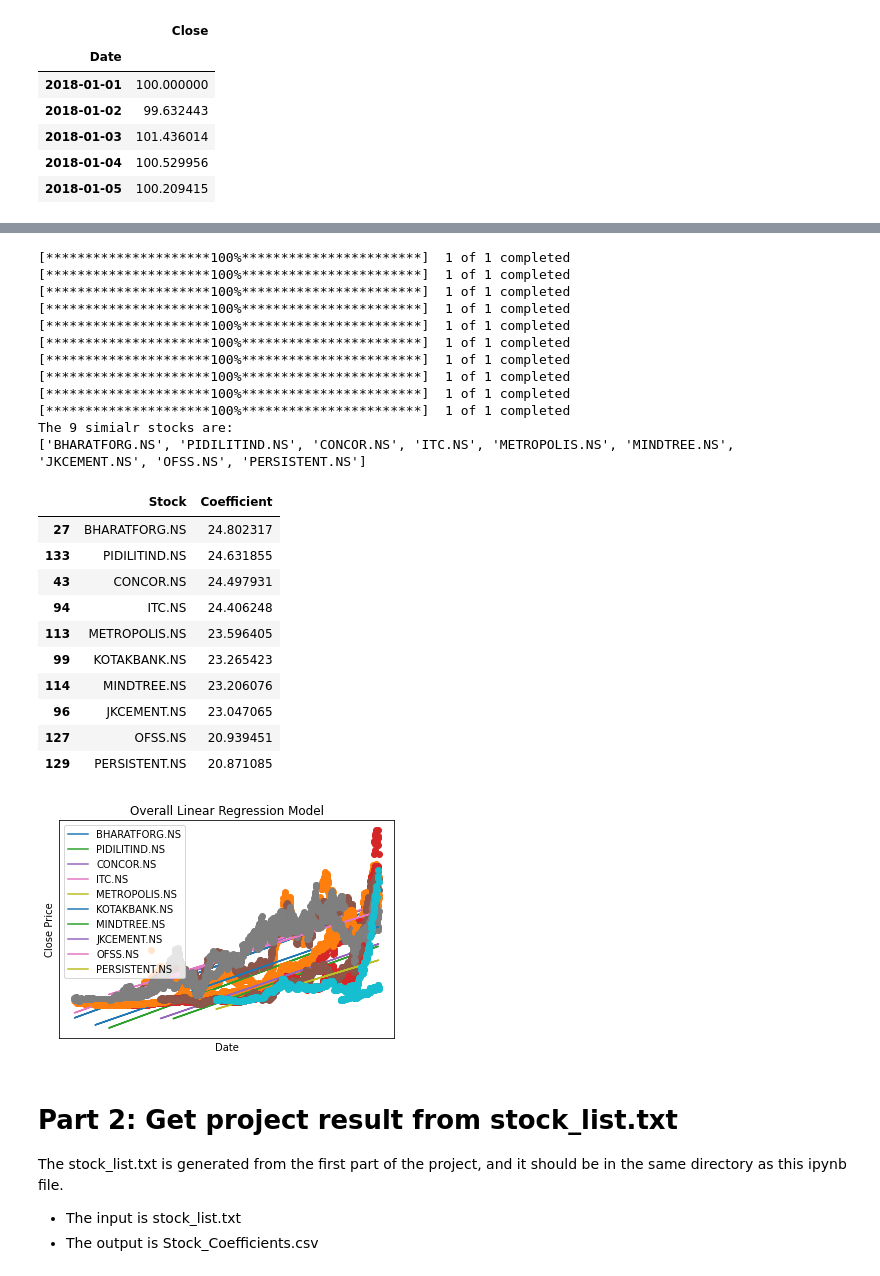
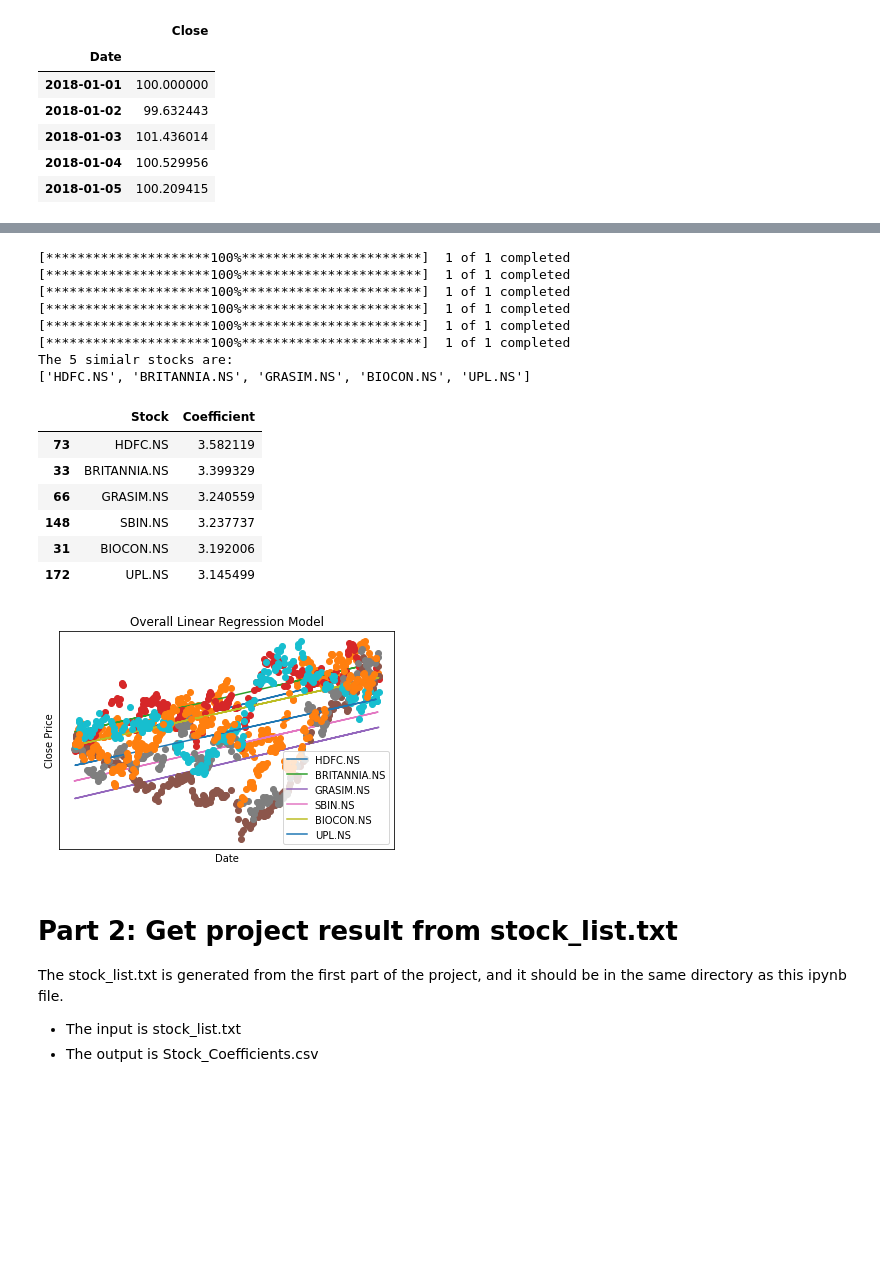
Before and after one commit to arungupta26/stock-recomendation-system, a Jupyter notebook: src/notebooks/Linear Regression.ipynb, the cells around one changed output, grey strips where cells are left out. Cells and saved outputs as stored; diff of their text form; code cells hidden in the pictures; blank space fills up the shorter version.

```diff
--- a/src/notebooks/Linear Regression.ipynb
+++ b/src/notebooks/Linear Regression.ipynb
@@ -282,32 +285,24 @@ def get_similar_stock(coefficient_data, symbol, n = 3, show_dots = False):
     return similar_stocks
 # %%
 # function6 using example with coefficient_data_test
-get_similar_stock(coefficient_data_test, 'KOTAKBANK.NS', n = 5, show_dots = True)
+get_similar_stock(coefficient_data_test, 'SBIN.NS', n = 3, show_dots = True)
 # %% [output]
 [*********************100%***********************]  1 of 1 completed
 [*********************100%***********************]  1 of 1 completed
 [*********************100%***********************]  1 of 1 completed
 [*********************100%***********************]  1 of 1 completed
 [*********************100%***********************]  1 of 1 completed
 [*********************100%***********************]  1 of 1 completed
-[*********************100%***********************]  1 of 1 completed
-[*********************100%***********************]  1 of 1 completed
-[*********************100%***********************]  1 of 1 completed
-[*********************100%***********************]  1 of 1 completed
-The 9 simialr stocks are:
-['BHARATFORG.NS', 'PIDILITIND.NS', 'CONCOR.NS', 'ITC.NS', 'METROPOLIS.NS', 'MINDTREE.NS', 'JKCEMENT.NS', 'OFSS.NS', 'PERSISTENT.NS']
+The 5 simialr stocks are:
+['HDFC.NS', 'BRITANNIA.NS', 'GRASIM.NS', 'BIOCON.NS', 'UPL.NS']
 |  | Stock | Coefficient |
-| 27 | BHARATFORG.NS | 24.802317 |
-| 133 | PIDILITIND.NS | 24.631855 |
-| 43 | CONCOR.NS | 24.497931 |
-| 94 | ITC.NS | 24.406248 |
-| 113 | METROPOLIS.NS | 23.596405 |
-| 99 | KOTAKBANK.NS | 23.265423 |
-| 114 | MINDTREE.NS | 23.206076 |
-| 96 | JKCEMENT.NS | 23.047065 |
-| 127 | OFSS.NS | 20.939451 |
-| 129 | PERSISTENT.NS | 20.871085 |
+| 73 | HDFC.NS | 3.582119 |
+| 33 | BRITANNIA.NS | 3.399329 |
+| 66 | GRASIM.NS | 3.240559 |
+| 148 | SBIN.NS | 3.237737 |
+| 31 | BIOCON.NS | 3.192006 |
+| 172 | UPL.NS | 3.145499 |
-[figure, old version]
+[figure, new version]
 # %% [markdown]
 # Part 2:  Get project result from stock_list.txt
 The stock_list.txt is generated from the first part of the project, and it should be in the same directory as this ipynb file.
```
Also changed, not shown: parts of 6 cells of this notebook, 2 other files.
